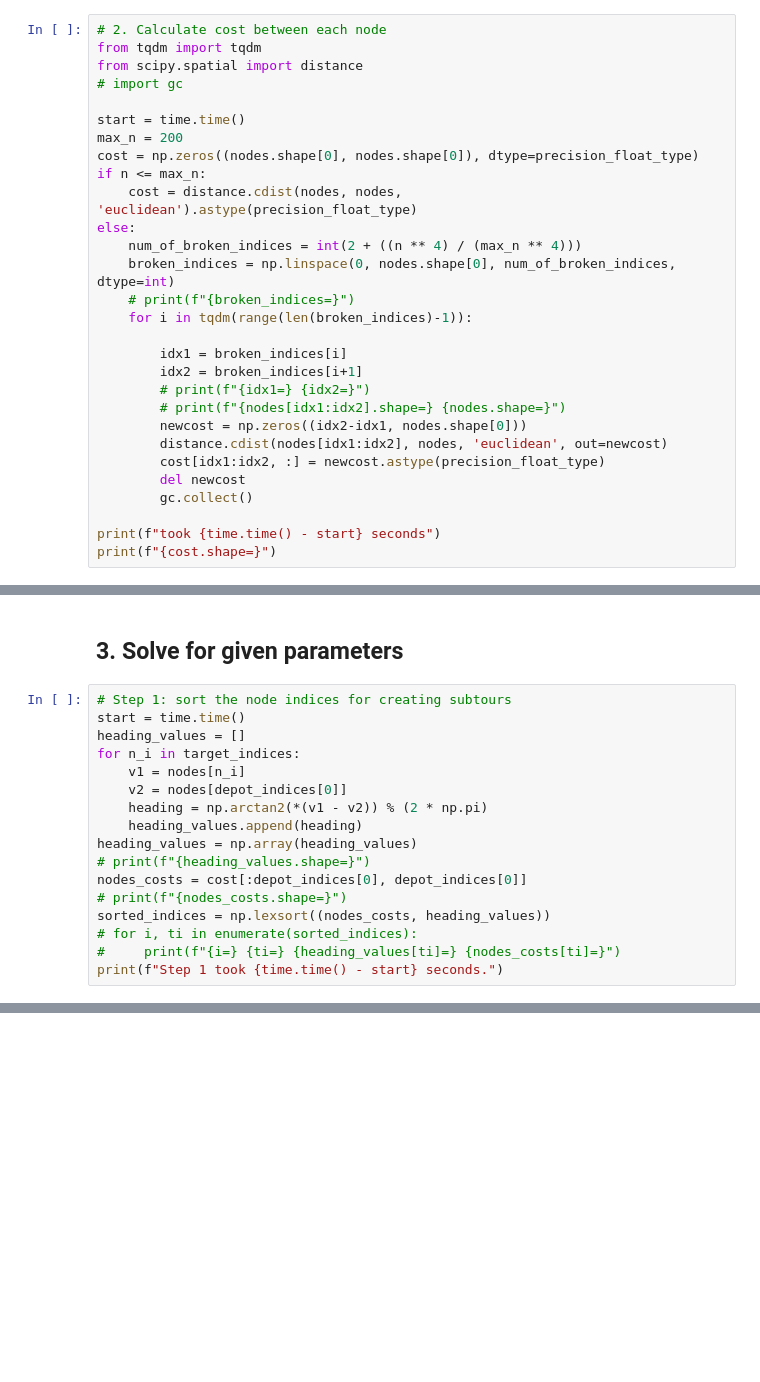
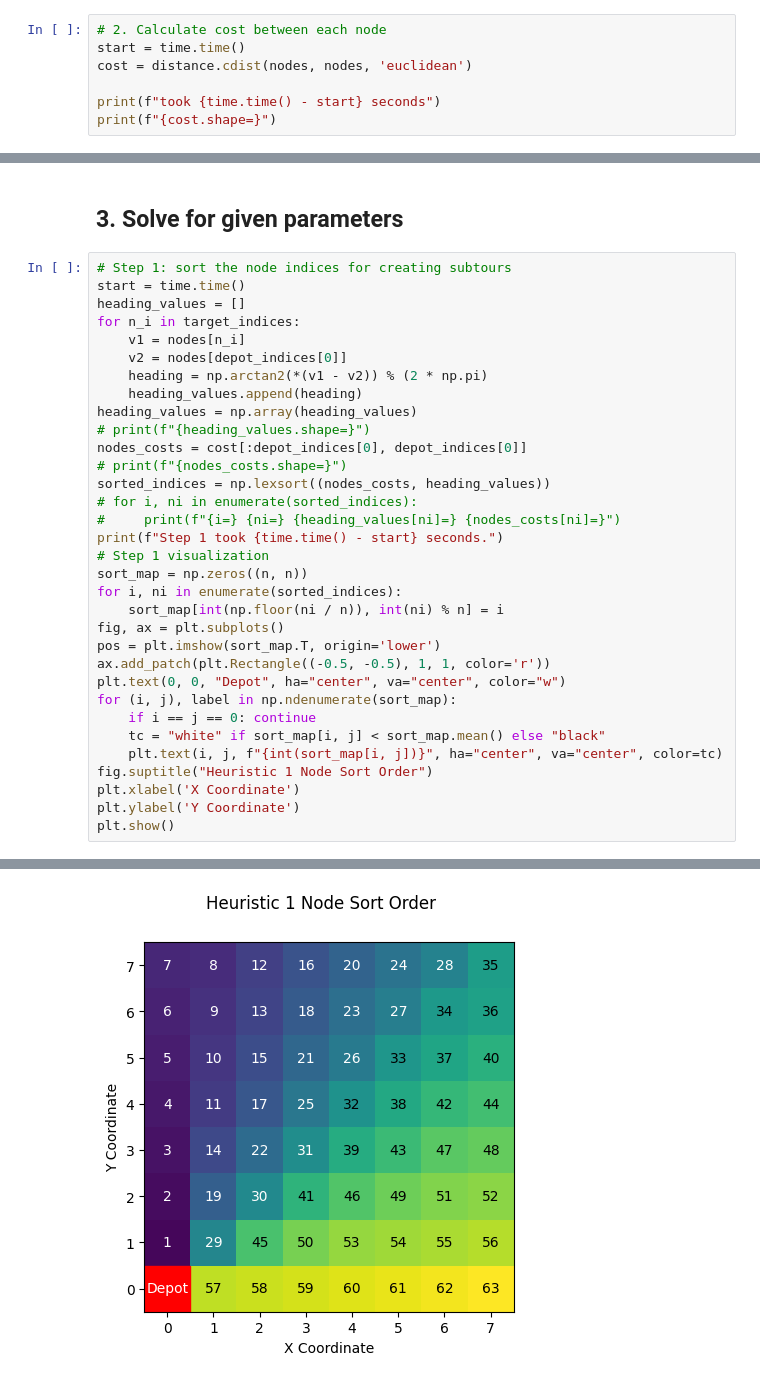
Before and after one commit to nestlab-bae-mqp-2024/mrpcp-solvers, a Jupyter notebook: src/heuristic_attempts/yasars_heuristic_attempts/yasars_heuristic_attempt.ipynb, the cells around one changed output, grey strips where cells are left out. Drawn from its saved outputs; the diff is of its cells as text; blank space fills up the shorter version.

```diff
--- a/src/heuristic_attempts/yasars_heuristic_attempts/yasars_heuristic_attempt.ipynb
+++ b/src/heuristic_attempts/yasars_heuristic_attempts/yasars_heuristic_attempt.ipynb
@@ -71,30 +36,8 @@ depots.shape=(1, 2)
 ## 2. Calculate cost between each node
 # %%
 # 2. Calculate cost between each node
-from tqdm import tqdm
-from scipy.spatial import distance
-# import gc
-
 start = time.time()
-max_n = 200
-cost = np.zeros((nodes.shape[0], nodes.shape[0]), dtype=precision_float_type)
-if n <= max_n:
-    cost = distance.cdist(nodes, nodes, 'euclidean').astype(precision_float_type)
-else:
-    num_of_broken_indices = int(2 + ((n ** 4) / (max_n ** 4)))
-    broken_indices = np.linspace(0, nodes.shape[0], num_of_broken_indices, dtype=int)
-    # print(f"{broken_indices=}")
-    for i in tqdm(range(len(broken_indices)-1)):
-
-        idx1 = broken_indices[i]
-        idx2 = broken_indices[i+1]
-        # print(f"{idx1=} {idx2=}")
-        # print(f"{nodes[idx1:idx2].shape=} {nodes.shape=}")
-        newcost = np.zeros((idx2-idx1, nodes.shape[0]))
-        distance.cdist(nodes[idx1:idx2], nodes, 'euclidean', out=newcost)
-        cost[idx1:idx2, :] = newcost.astype(precision_float_type)
-        del newcost
-        gc.collect()
+cost = distance.cdist(nodes, nodes, 'euclidean')
 
 print(f"took {time.time() - start} seconds")
 print(f"{cost.shape=}")
@@ -116,6 +60,23 @@ heading_values = np.array(heading_values)
 nodes_costs = cost[:depot_indices[0], depot_indices[0]]
 # print(f"{nodes_costs.shape=}")
 sorted_indices = np.lexsort((nodes_costs, heading_values))
-# for i, ti in enumerate(sorted_indices):
-#     print(f"{i=} {ti=} {heading_values[ti]=} {nodes_costs[ti]=}")
+# for i, ni in enumerate(sorted_indices):
+#     print(f"{i=} {ni=} {heading_values[ni]=} {nodes_costs[ni]=}")
 print(f"Step 1 took {time.time() - start} seconds.")
+# Step 1 visualization
+sort_map = np.zeros((n, n))
+for i, ni in enumerate(sorted_indices):
+    sort_map[int(np.floor(ni / n)), int(ni) % n] = i
+fig, ax = plt.subplots()
+pos = plt.imshow(sort_map.T, origin='lower')
+ax.add_patch(plt.Rectangle((-0.5, -0.5), 1, 1, color='r'))
+plt.text(0, 0, "Depot", ha="center", va="center", color="w")
+for (i, j), label in np.ndenumerate(sort_map):
+    if i == j == 0: continue
+    tc = "white" if sort_map[i, j] < sort_map.mean() else "black"
+    plt.text(i, j, f"{int(sort_map[i, j])}", ha="center", va="center", color=tc)
+fig.suptitle("Heuristic 1 Node Sort Order")
+plt.xlabel('X Coordinate')
+plt.ylabel('Y Coordinate')
+plt.show()
+# %% [output]
@@ -121,0 +84 @@ print(f"Step 1 took {time.time() - start} seconds.")
+[figure, added]
```
Also changed, not shown: parts of 12 cells of this notebook.
